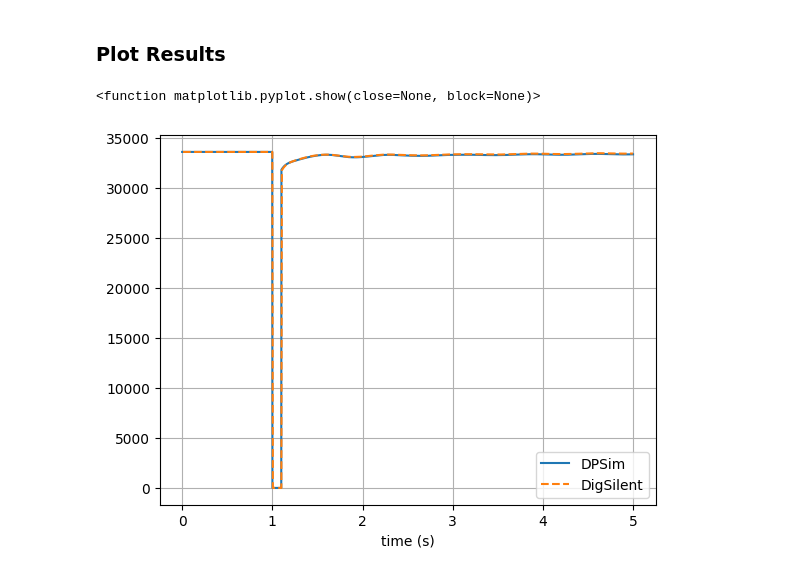
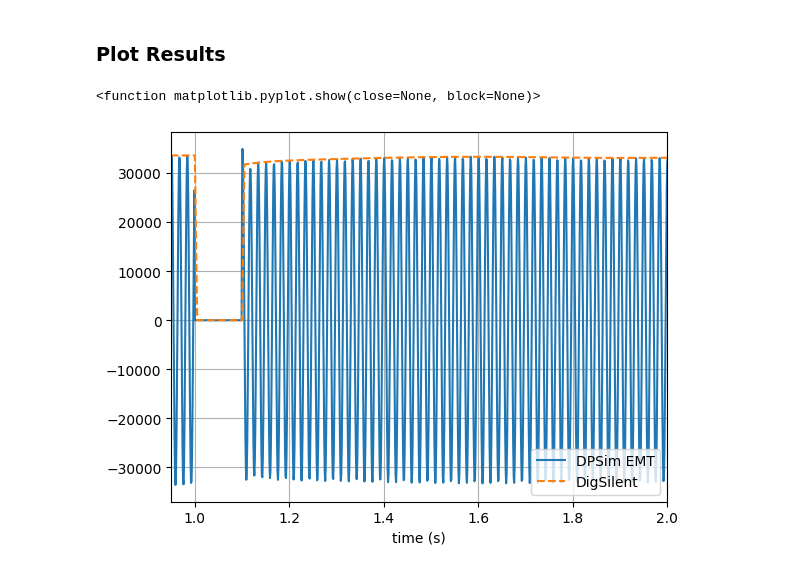
Before and after one commit to Canfirat98/cimpy, a Jupyter notebook: cimpy/IEEE14.ipynb, the cells around one changed output. Cells and saved outputs as stored; diff of their text form; code cells hidden in the pictures.

Commit message:
EMT support in CIM2DPsim
Signed-off-by: Martin Moraga <martin.moraga@eonerc.rwth-aachen.de>

```diff
--- a/cimpy/IEEE14.ipynb
+++ b/cimpy/IEEE14.ipynb
@@ -242,0 +254,2 @@ name_dyn
+# %%
+name_dyn_emt, system = simulate_ieee14(system_PF, domain=Domain.EMT)
@@ -246,9 +311,15 @@ name_dyn
 from villas.dataprocessing.readtools import *
 from villas.dataprocessing.timeseries import *
 
-# read dpsim log file
-file_path = os.getcwd() + "/logs/" + name_dyn + "/" + name_dyn + ".csv"
-ts_dpsim = read_timeseries_dpsim(file_path)
+# read dpsim log files
+file_path = os.getcwd() + "/logs/" + name_dyn_emt + "/" + name_dyn_emt + ".csv"
+ts_dpsim_emt = read_timeseries_dpsim(file_path)
+
+file_path = os.getcwd() + "/logs/" + name_dyn_sp + "/" + name_dyn_sp + ".csv"
+ts_dpsim_sp = read_timeseries_dpsim(file_path)
+
+file_path = os.getcwd() + "/logs/" + name_dyn_dp + "/" + name_dyn_dp + ".csv"
+ts_dpsim_dp = read_timeseries_dpsim(file_path)
 
 #powerfactory results
 digsilent_result_file = "/home/mmo/git/Can/cimpy/cimpy/PF_results.csv"
@@ -267,17 +346,19 @@ complex column names: []
 # %%
 import matplotlib.pyplot as plt
 timestep_common = 1e-3
 
-plt.plot(ts_dpsim['Bus_0014.V'].time, ts_dpsim['Bus_0014.V'].abs().values, label='DPSim')
+plt.plot(ts_dpsim_emt['Bus_0014.V_0'].interpolate(timestep_common).time, np.sqrt(3/2) * ts_dpsim_emt['Bus_0014.V_0'].interpolate(timestep_common).values, label='DPSim EMT')
 plt.plot(ts_powerfactory['Bus_0014'].interpolate(timestep_common).time, ts_powerfactory['Bus_0014'].interpolate(timestep_common).abs().values * 33000, '--', label='DigSilent')
+
 plt.legend(loc='lower right')
 plt.xlabel('time (s)')
 #plt.ylabel(ylabels[varname_dpsim])
 plt.grid()
-#plt.xlim([0.95, 1.05])
+plt.xlim([0.95, 2])
+#plt.xlim([-0.001, 0.1])
 #plt.ylim([135e3, 145e3])
 #plt.ylim([32e3, 36e3])
 plt.show
 # %% [output]
 <function matplotlib.pyplot.show(close=None, block=None)>
-[figure, old version]
+[figure, new version]
```
Also changed, not shown: parts of 12 cells of this notebook, 1 other file.
